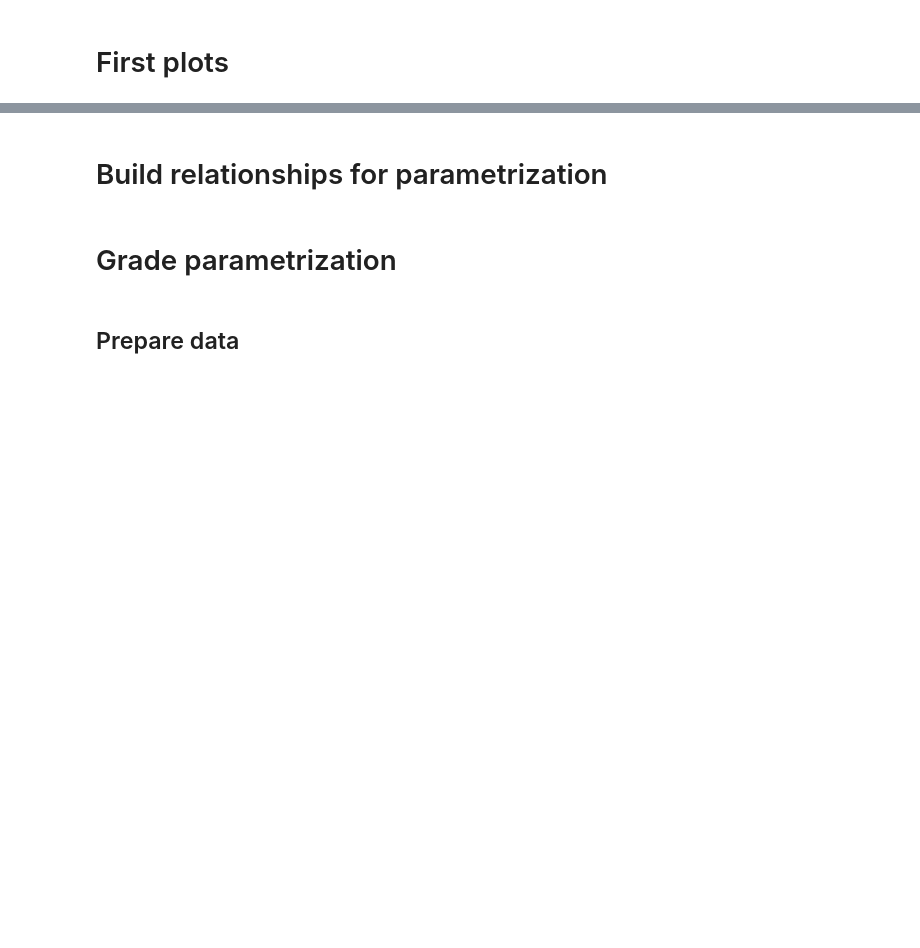
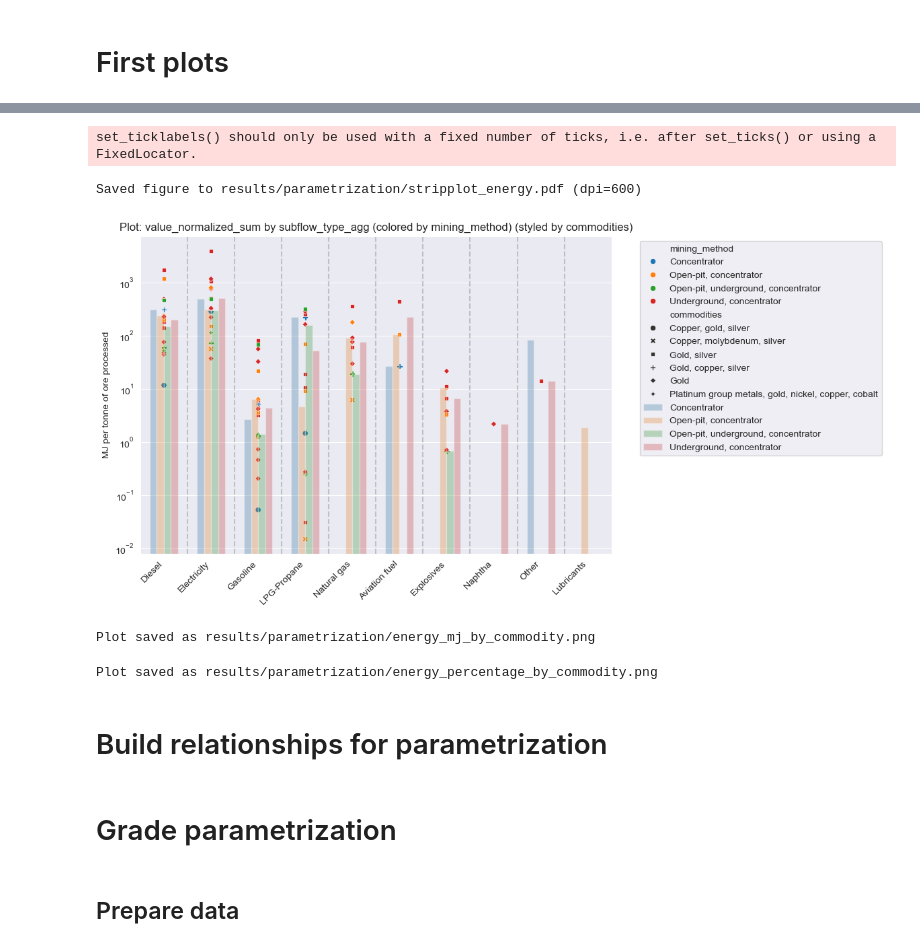
Before and after one commit to marpellan/metallican_lci, a Jupyter notebook: 1. MetalliCan_LCA_ready.ipynb, the cells around one changed output, grey strips where cells are left out. Saved outputs shown, nothing was run; the diff lists cells and outputs as text; code cells hidden in the pictures; blank space fills up the shorter version.

```diff
--- a/1. MetalliCan_LCA_ready.ipynb
+++ b/1. MetalliCan_LCA_ready.ipynb
@@ -520,7 +871,7 @@ energy_df_third_mj_norm['subflow_type_agg'] = energy_df_third_mj_norm['subflow_t
 # %%
 # Group by subflow_type_agg and normalization_key, aggregating the normalized values
-energy_df_third_mj_norm_agg = (
-    energy_df_third_mj_norm
+energy_df_best_mj_norm_agg = (
+    energy_df_best_mj_norm
     .groupby(
         [
             'main_id', 'facility_group_id', 'company_id',
@@ -534,4 +1253,4 @@ energy_df_third_mj_norm_agg = (
 # %%
-energy_plot_df = merge_without_suffixes(energy_df_third_mj_norm_agg, archetypes_third_best, keys=("main_id", "facility_group_id"), how="left")
+energy_plot_df = merge_without_suffixes(energy_df_best_mj_norm_agg, archetypes_best, keys=("main_id", "facility_group_id"), how="left")
 # %%
-energy_plot_df = merge_without_suffixes(energy_plot_df, main_third_best_df, keys=("main_id", "facility_group_id"), how="left")
+energy_plot_df = merge_without_suffixes(energy_plot_df, main_best_df, keys=("main_id", "facility_group_id"), how="left")
@@ -542,9 +1285,6 @@ material_plot_df = merge_without_suffixes(material_df_third, archetypes_best, ke
 # %%
-import seaborn as sns
-import matplotlib.pyplot as plt
-
 def stripplot_with_barplot(
-    data, x, y, hue=None, style=None, log_scale=False,
+    data, x, y, y_legend=None, hue=None, style=None, log_scale=False,
     outfile=None, dpi=600
 ):
     """
@@ -591,8 +1331,8 @@ def stripplot_with_barplot(
         (f" (colored by {hue})" if hue else "") +
         (f" (styled by {style})" if style else "")
     )
-    ax.set_xlabel(x)
-    ax.set_ylabel(y)
+    ax.set_xlabel('')
+    ax.set_ylabel(y_legend)
 
     if hue or style:
         ax.legend(bbox_to_anchor=(1.05, 1), loc='upper left')
@@ -610,11 +1350,16 @@ def stripplot_with_barplot(
 # %%
 stripplot_energy_df = stripplot_with_barplot(
     energy_plot_df,
-    "subflow_type_agg",
-    "value_normalized_sum",
+    x="subflow_type_agg",
+    y="value_normalized_sum",
+    y_legend="MJ per tonne of ore processed",
     hue="mining_method",
     style='commodities',
     log_scale=True,
-    outfile="results/stripplot_energy_third_method.pdf",
+    outfile="results/parametrization/stripplot_energy.pdf",
     dpi=600
 )
+# %% [output]
+set_ticklabels() should only be used with a fixed number of ticks, i.e. after set_ticks() or using a FixedLocator.
+Saved figure to results/parametrization/stripplot_energy.pdf (dpi=600)
+[figure, added]
@@ -631,3 +1457,11 @@ stripplot_material_df = stripplot_with_barplot(
+# %%
+generate_energy_plot_streamlined(df_to_plot, plot_type='mj', output_filename='results/parametrization/energy_mj_by_commodity.png')
+# %% [output]
+Plot saved as results/parametrization/energy_mj_by_commodity.png
+# %%
+generate_energy_plot_streamlined(df_to_plot, plot_type='percentage', output_filename='results/parametrization/energy_percentage_by_commodity.png')
+# %% [output]
+Plot saved as results/parametrization/energy_percentage_by_commodity.png
 # %% [markdown]
 # Build relationships for parametrization
 # %%
```
Also changed, not shown: parts of 112 cells of this notebook, 49 other files.
